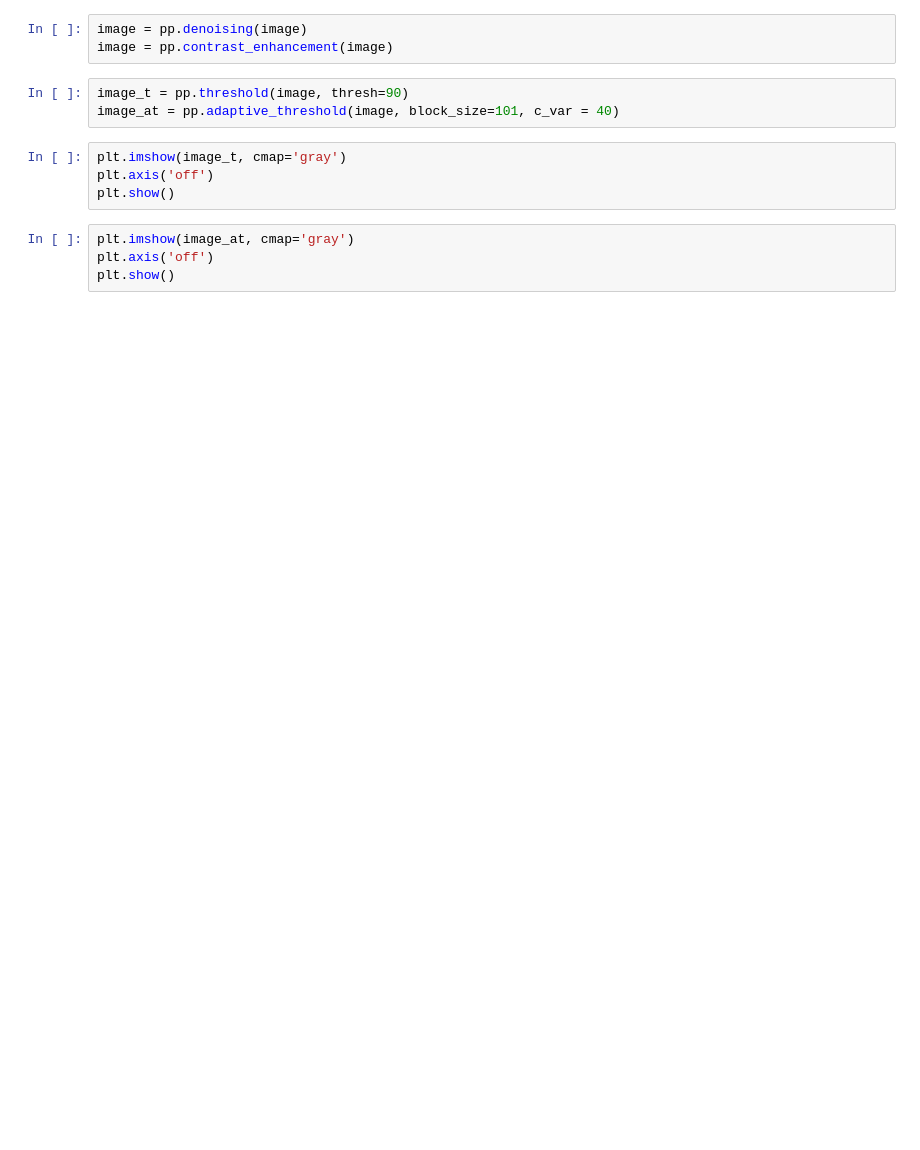
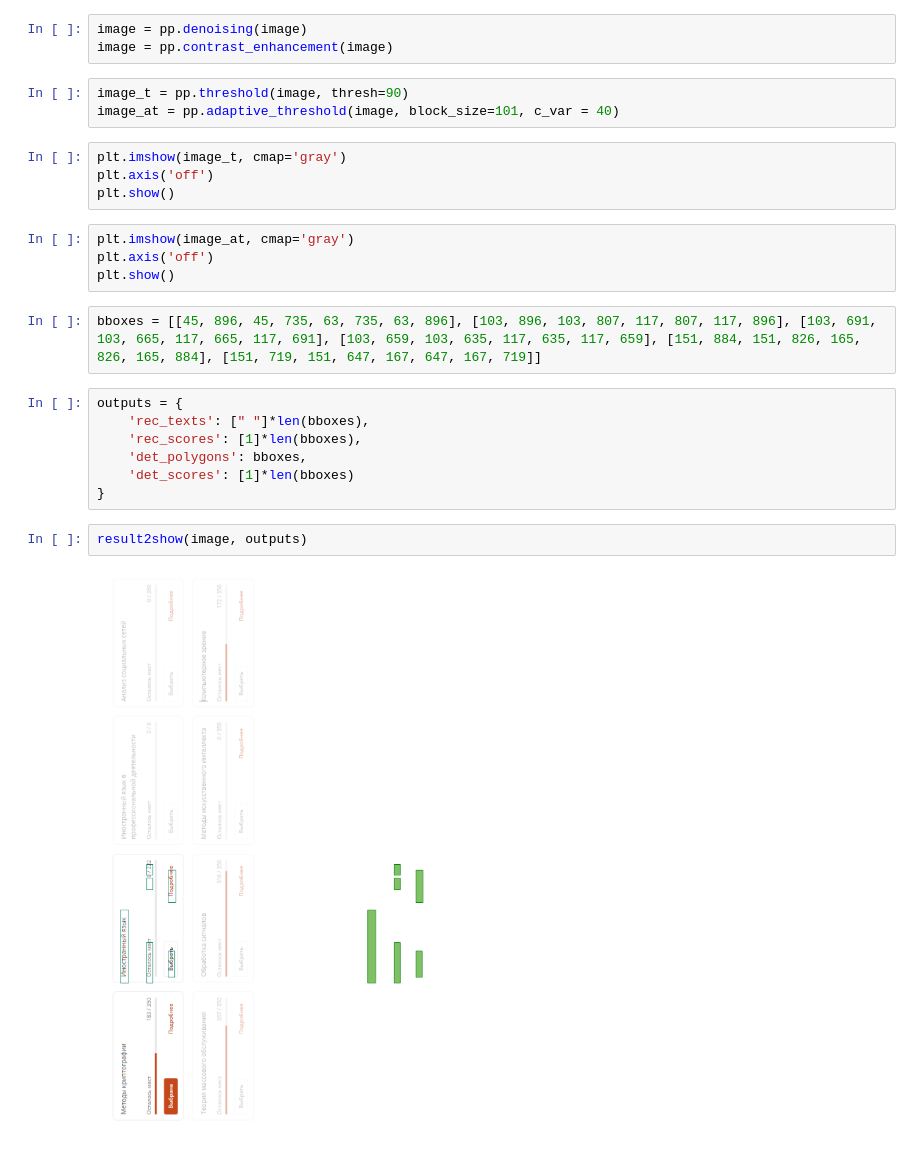
Before and after one commit to dimkablin/carrotOCR, a Jupyter notebook: notebooks/preprocessing.ipynb, the cells around one changed output. Cells and saved outputs as stored; diff of their text form; blank space fills up the shorter version.

```diff
--- a/notebooks/preprocessing.ipynb
+++ b/notebooks/preprocessing.ipynb
@@ -33,3 +35,16 @@ plt.show()
 plt.imshow(image_at, cmap='gray')
 plt.axis('off')
 plt.show()
+# %%
+bboxes = [[45, 896, 45, 735, 63, 735, 63, 896], [103, 896, 103, 807, 117, 807, 117, 896], [103, 691, 103, 665, 117, 665, 117, 691], [103, 659, 103, 635, 117, 635, 117, 659], [151, 884, 151, 826, 165, 826, 165, 884], [151, 719, 151, 647, 167, 647, 167, 719]]
+# %%
+outputs = {
+    'rec_texts': [" "]*len(bboxes),
+    'rec_scores': [1]*len(bboxes),
+    'det_polygons': bboxes,
+    'det_scores': [1]*len(bboxes)
+}
+# %%
+result2show(image, outputs)
+# %% [output]
+[figure, added]
```
Also changed, not shown: parts of 8 cells of this notebook, 3 other files.
